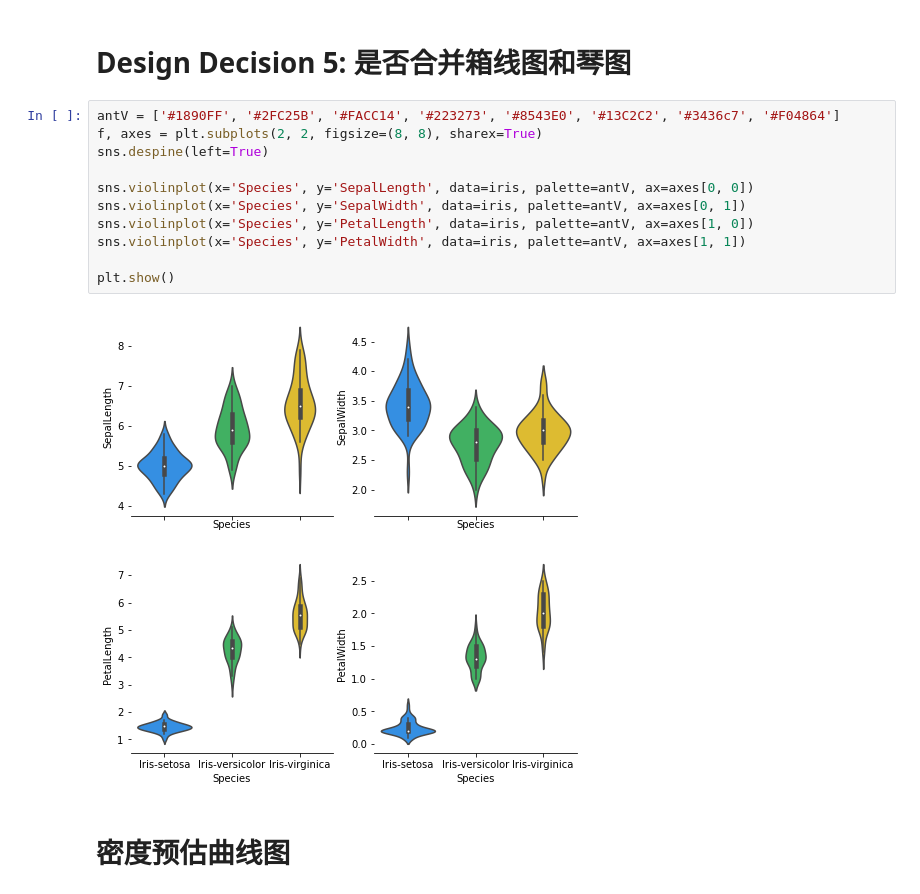
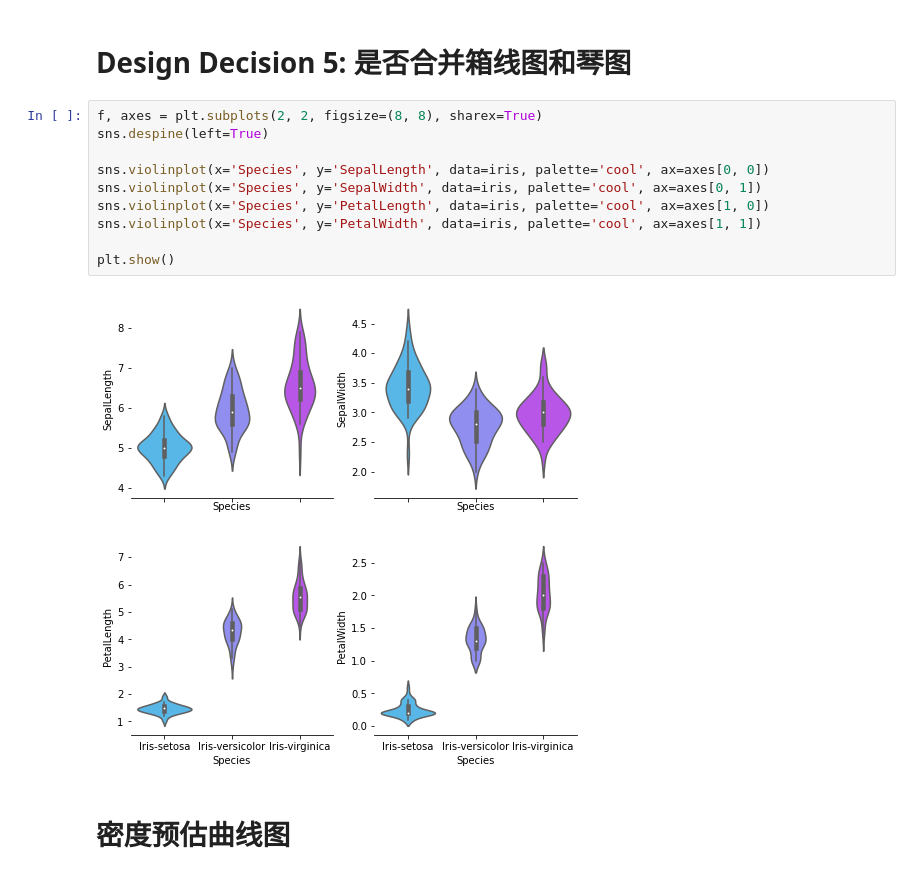
Before and after one commit to xueluofengfei/IV_project, a Jupyter notebook: theZebraSystem.ipynb, the cells around one changed output. Cells and saved outputs as stored; diff of their text form.

```diff
--- a/theZebraSystem.ipynb
+++ b/theZebraSystem.ipynb
@@ -139,18 +139,17 @@ alt.vconcat(first,second,third)
 # %% [markdown]
 # Design Decision 5: 是否合并箱线图和琴图
 # %%
-antV = ['#1890FF', '#2FC25B', '#FACC14', '#223273', '#8543E0', '#13C2C2', '#3436c7', '#F04864']
 f, axes = plt.subplots(2, 2, figsize=(8, 8), sharex=True)
 sns.despine(left=True)
 
-sns.violinplot(x='Species', y='SepalLength', data=iris, palette=antV, ax=axes[0, 0])
-sns.violinplot(x='Species', y='SepalWidth', data=iris, palette=antV, ax=axes[0, 1])
-sns.violinplot(x='Species', y='PetalLength', data=iris, palette=antV, ax=axes[1, 0])
-sns.violinplot(x='Species', y='PetalWidth', data=iris, palette=antV, ax=axes[1, 1])
+sns.violinplot(x='Species', y='SepalLength', data=iris, palette='cool', ax=axes[0, 0])
+sns.violinplot(x='Species', y='SepalWidth', data=iris, palette='cool', ax=axes[0, 1])
+sns.violinplot(x='Species', y='PetalLength', data=iris, palette='cool', ax=axes[1, 0])
+sns.violinplot(x='Species', y='PetalWidth', data=iris, palette='cool', ax=axes[1, 1])
 
 plt.show()
 # %% [output]
-[figure, old version]
+[figure, new version]
 # %% [markdown]
 # 密度预估曲线图
 # %%
```
Also changed, not shown: 1 other file.
